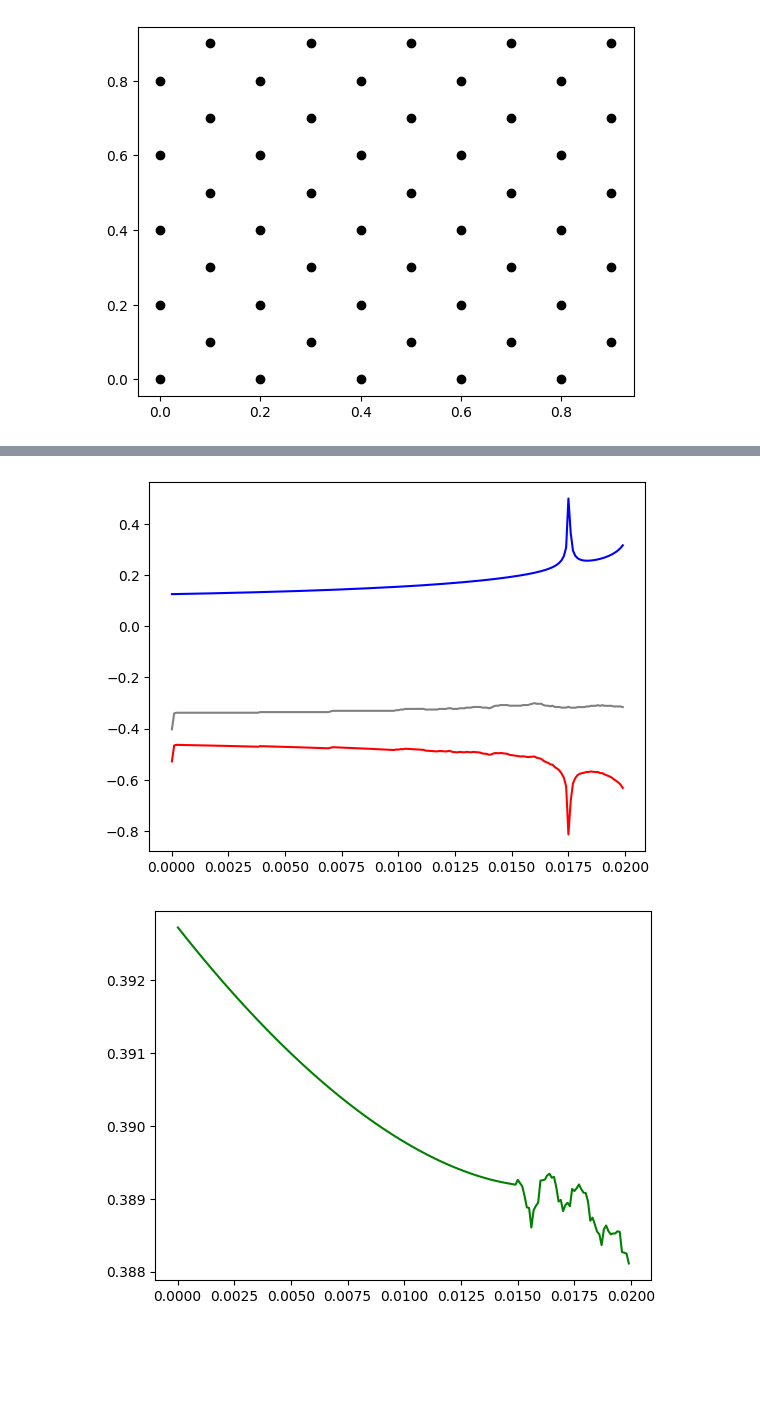
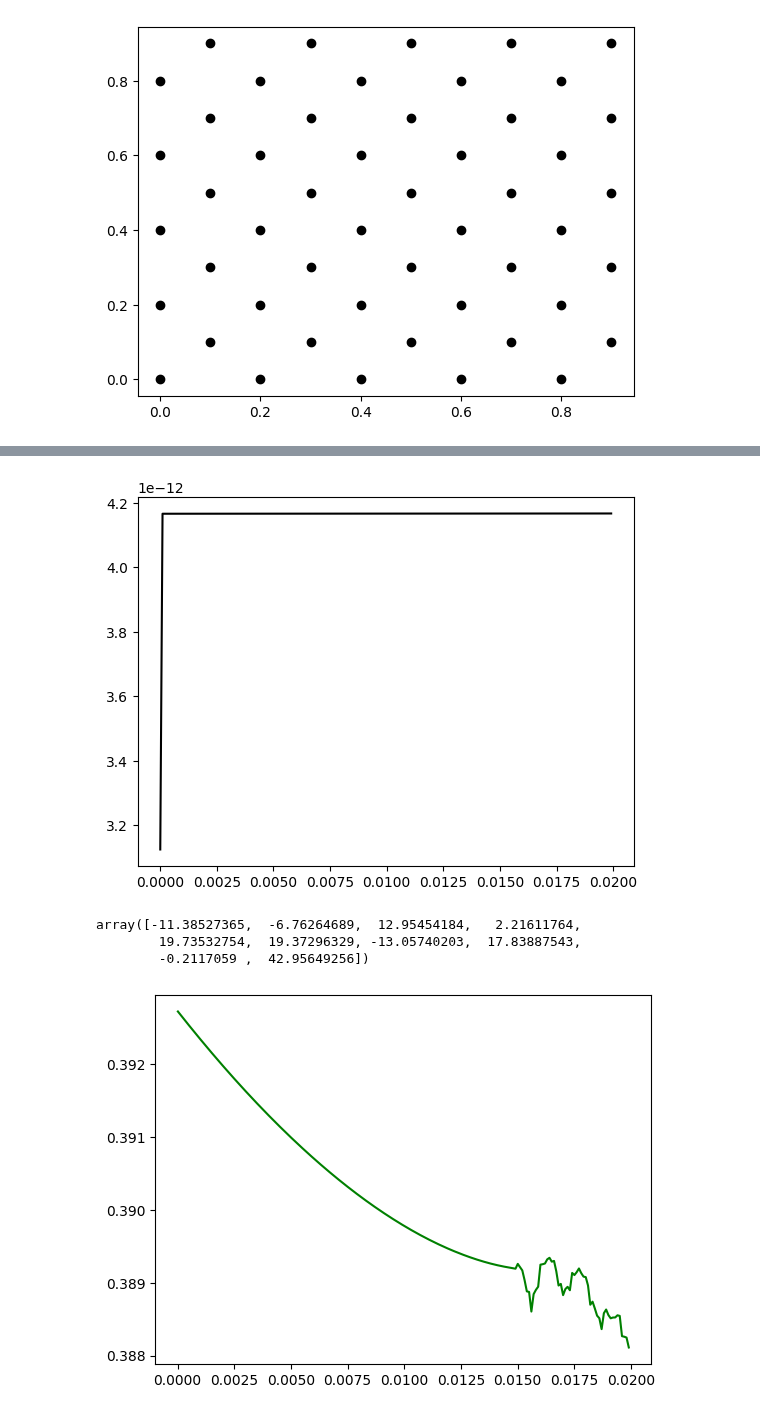
Before and after one commit to mannodiarun/MSE570, a Jupyter notebook: MD.ipynb, the cells around one changed output, grey strips where cells are left out. Saved outputs shown, nothing was run; the diff lists cells and outputs as text; code cells hidden in the pictures; blank space fills up the shorter version.

```diff
--- a/MD.ipynb
+++ b/MD.ipynb
@@ -289,15 +376,63 @@ def md(tmax,dt,nsamp):
     plt.plot(times[:], pair_dist[:], c = 'g')
 
     return(PE, KE, TE, x_new, y_new, pair_dist)
+# %%
+def md_anderson(tmax,dt,nsamp,T):
+
+    x, y, vx, vy, xm, ym, pe_start, ke_start = init()
+    en, fx, fy = force(x,y)
+    t = 0
+    steps = round(tmax/dt)
+    s = int(steps/nsamp)
+    times = [0.0]*s
+    PE = [0.0]*s
+    KE = [0.0]*s
+    TE = [0.0]*s
+    Temp = [0.0]*s
+    pair_dist = [0.0]*s
+
+    x_new = x
+    y_new = y
+    k = 0
+
+    for i in range(0,steps):
+        T, pe, ke, te, x_new, y_new = integrate(1, en, fx, fy, x, y, vx, vy, T)
+        en, fx, fy = force(x_new,y_new)
+        T, pe, ke, te, x_new, y_new = integrate(2, en, fx, fy, x_new, y_new, vx, vy, T)
+        t = t+dt
+        if math.fmod(i, nsamp) == 0.0:
+            k = int(i/nsamp)
+            PE[k] = pe
+            KE[k] = ke
+            TE[k] = te
+            Temp[k] = T
+            times[k] = t
+            pair_dist[k] = sample(x_new,y_new)
+
+#    plt.plot(times[:], PE[:], c = 'r')
+#    plt.plot(times[:], KE[:], c = 'b')
+#    plt.plot(times[:], TE[:], c = 'grey')
+    plt.plot(times[:], Temp[:], c='k')
+#    plt.plot(times[:], pair_dist[:], c = 'g')
+
+    return(PE, KE, TE, x_new, y_new, pair_dist)
 # %%
 
 dt = 1e-5
 tmax = 2e-2
 nsamp = 10
+Temp = 400000
 
-PE, KE, TE, x_final, y_final, pair_dist = md(tmax,dt,nsamp)
+PE, KE, TE, x_final, y_final, pair_dist = md_anderson(tmax,dt,nsamp,Temp)
 # %% [output]
-[figure, old version]
+[figure, new version]
+# %%
+sigma = np.sqrt(400)
+np.random.normal(loc=0, scale=sigma, size=10)
+# %% [output]
+array([-11.38527365,  -6.76264689,  12.95454184,   2.21611764,
+        19.73532754,  19.37296329, -13.05740203,  17.83887543,
+        -0.2117059 ,  42.95649256])
 # %%
 
 dt = 1e-5
```
Also changed, not shown: parts of 5 cells of this notebook.
